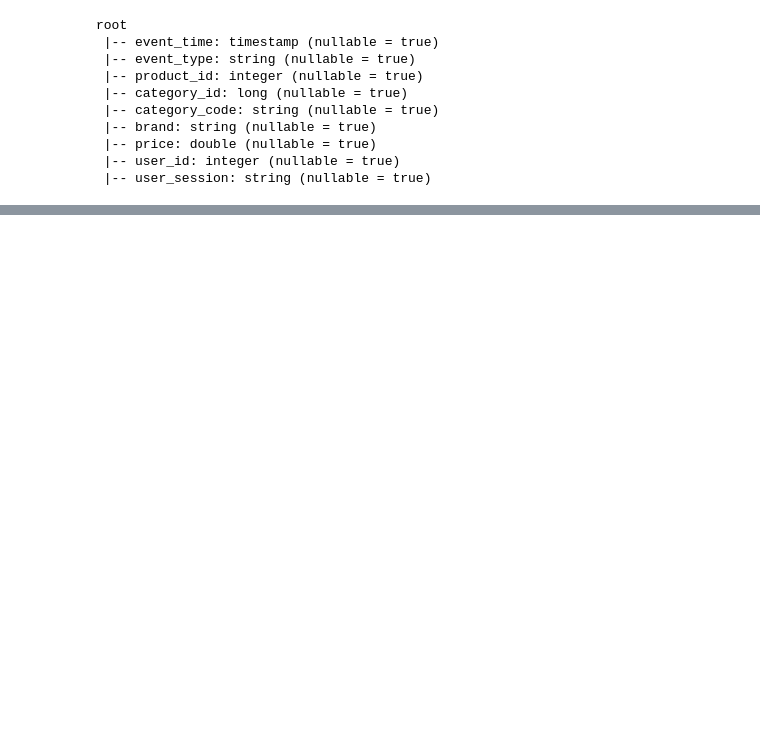
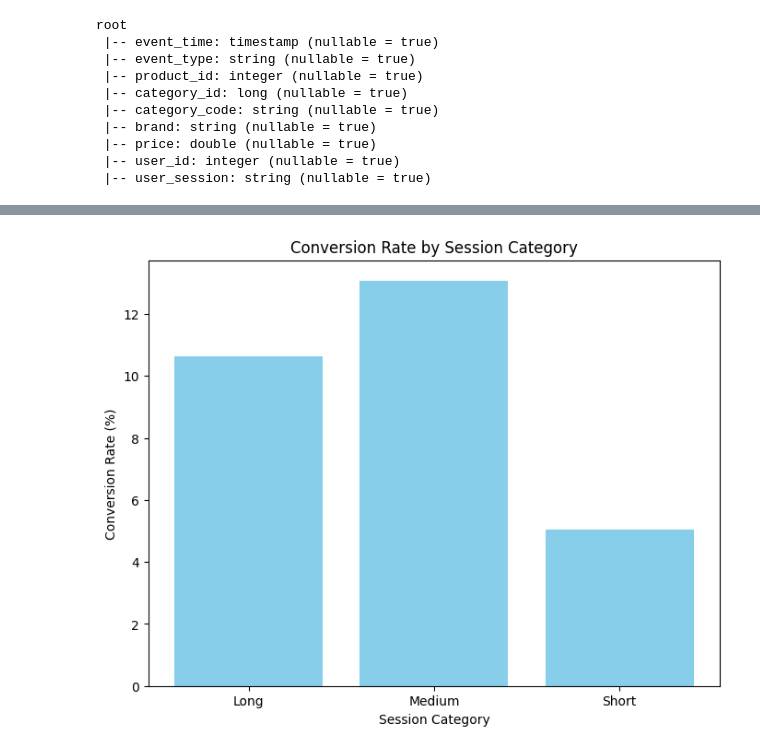
Before and after one commit to aishamohamed/BigDataProject, a Jupyter notebook: analysis.ipynb, the cells around one changed output, grey strips where cells are left out. Saved outputs shown, nothing was run; the diff lists cells and outputs as text; code cells hidden in the pictures; blank space fills up the shorter version.

Commit message:
Session duration analysis

```diff
--- a/analysis.ipynb
+++ b/analysis.ipynb
@@ -4 +8,13 @@ from pyspark.sql.functions import col, sum
+# %%
+# create SparkSession
+spark = SparkSession.builder \
+    .master("local") \
+    .appName("eCommerce_behavior_data_analysis") \
+    .config("spark.executor.memory", "8g") \
+    .config("spark.driver.memory", "4g") \
+    .config("spark.executor.memoryOverhead", "2g") \
+    .config("spark.executor.heartbeatInterval", "900s") \
+    .config("spark.network.timeout", "1000s") \
+    .config("spark.hadoop.fs.defaultFS", "hdfs://localhost:9000") \
+    .getOrCreate()
 # %%
@@ -54,0 +85,2 @@ Total number of rows: 42448764
+# %%
+df = df.dropDuplicates()
@@ -54,0 +293,18 @@ Total number of rows: 42448764
+# %%
+
+# Group by session category to compute:
+# - The total number of sessions
+# - The number of sessions that converted (had at least one purchase)
+# Then, calculate the conversion rate as a percentage.
+conversion_df = session_df.groupBy("session_category").agg(
+    F.count("user_session").alias("total_sessions"),
+    F.sum("converted").alias("converted_sessions")
+).withColumn("conversion_rate",
+    F.col("converted_sessions") / F.col("total_sessions") * 100
+)
+
+# order the results by session category for better readability.
+conversion_df = conversion_df.orderBy("session_category")
+
+# Show the conversion rates per session category.
+conversion_df.show()
@@ -54,0 +319,14 @@ Total number of rows: 42448764
+# %%
+# Convert the Spark DataFrame to a Pandas DataFrame for visualization.
+conversion_pd = conversion_df.toPandas()
+
+
+# Create a bar chart to compare conversion rates by session category.
+plt.figure(figsize=(8, 6))
+plt.bar(conversion_pd["session_category"], conversion_pd["conversion_rate"], color='skyblue')
+plt.xlabel("Session Category")
+plt.ylabel("Conversion Rate (%)")
+plt.title("Conversion Rate by Session Category")
+plt.show()
+# %% [output]
+[figure, added]
```
Also changed, not shown: parts of 20 cells of this notebook.
